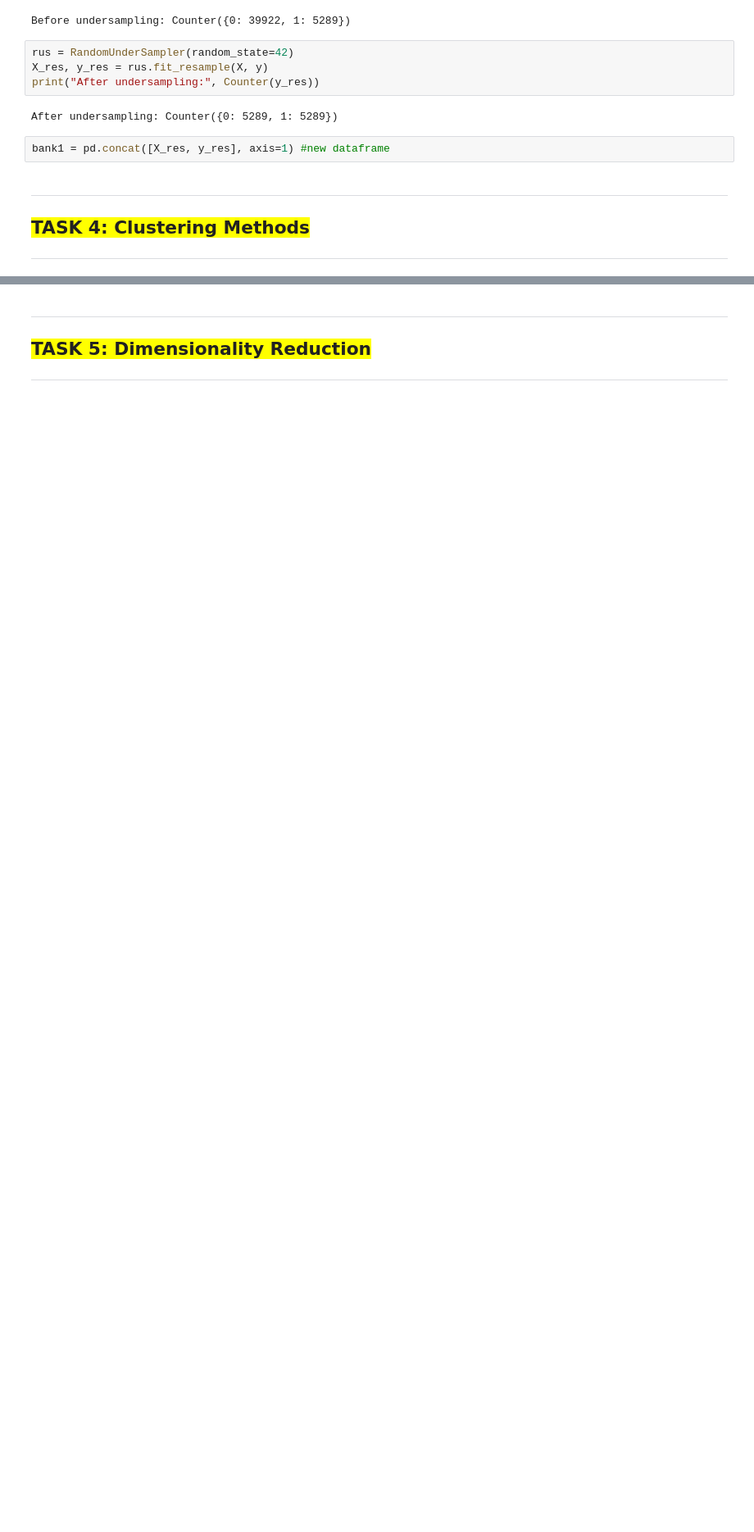
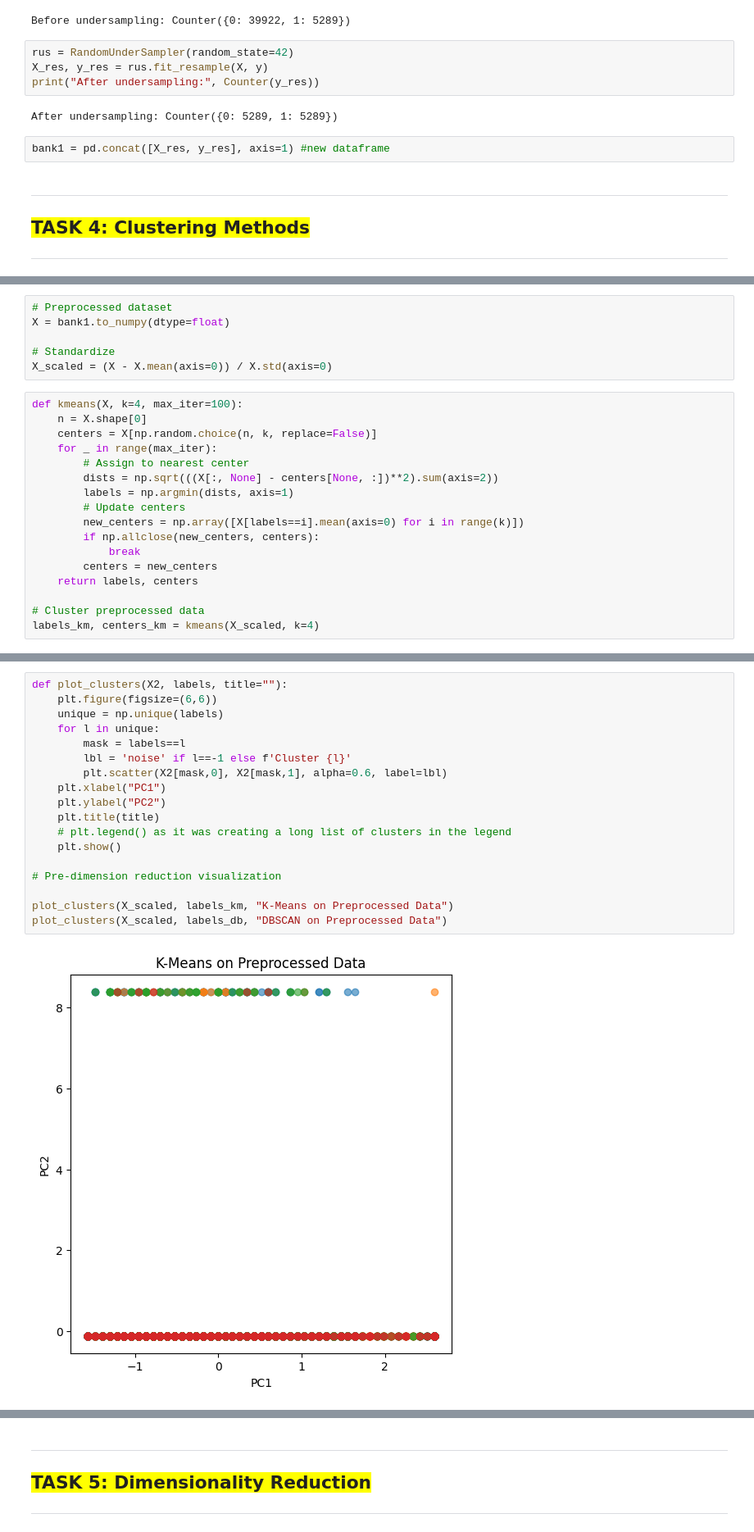
Before and after one commit to neha-palak/IML_A2, a Jupyter notebook: assignment2.ipynb, the cells around one changed output, grey strips where cells are left out. Shown at 82% size. Saved outputs shown, nothing was run; the diff lists cells and outputs as text; blank space fills up the shorter version.

Commit message:
started with clustering for task 4,5,6

```diff
--- a/assignment2.ipynb
+++ b/assignment2.ipynb
@@ -838,0 +847,23 @@ bank1 = pd.concat([X_res, y_res], axis=1) #new dataframe
+# %%
+# Preprocessed dataset
+X = bank1.to_numpy(dtype=float)
+
+# Standardize
+X_scaled = (X - X.mean(axis=0)) / X.std(axis=0)
+# %%
+def kmeans(X, k=4, max_iter=100):
+    n = X.shape[0]
+    centers = X[np.random.choice(n, k, replace=False)]
+    for _ in range(max_iter):
+        # Assign to nearest center
+        dists = np.sqrt(((X[:, None] - centers[None, :])**2).sum(axis=2))
+        labels = np.argmin(dists, axis=1)
+        # Update centers
+        new_centers = np.array([X[labels==i].mean(axis=0) for i in range(k)])
+        if np.allclose(new_centers, centers):
+            break
+        centers = new_centers
+    return labels, centers
+
+# Cluster preprocessed data
+labels_km, centers_km = kmeans(X_scaled, k=4)
@@ -838,0 +900,20 @@ bank1 = pd.concat([X_res, y_res], axis=1) #new dataframe
+# %%
+def plot_clusters(X2, labels, title=""):
+    plt.figure(figsize=(6,6))
+    unique = np.unique(labels)
+    for l in unique:
+        mask = labels==l
+        lbl = 'noise' if l==-1 else f'Cluster {l}'
+        plt.scatter(X2[mask,0], X2[mask,1], alpha=0.6, label=lbl)
+    plt.xlabel("PC1")
+    plt.ylabel("PC2")
+    plt.title(title)
+    # plt.legend() as it was creating a long list of clusters in the legend
+    plt.show()
+
+# Pre-dimension reduction visualization
+
+plot_clusters(X_scaled, labels_km, "K-Means on Preprocessed Data")
+plot_clusters(X_scaled, labels_db, "DBSCAN on Preprocessed Data")
+# %% [output]
+[figure, added]
```
Also changed, not shown: parts of 15 cells of this notebook.
